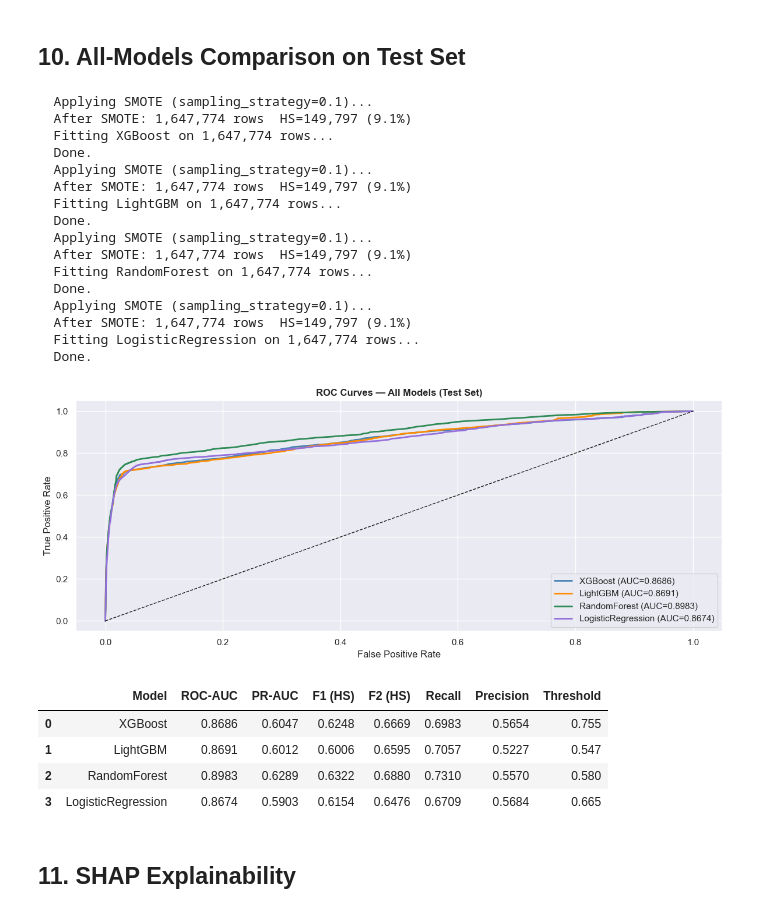
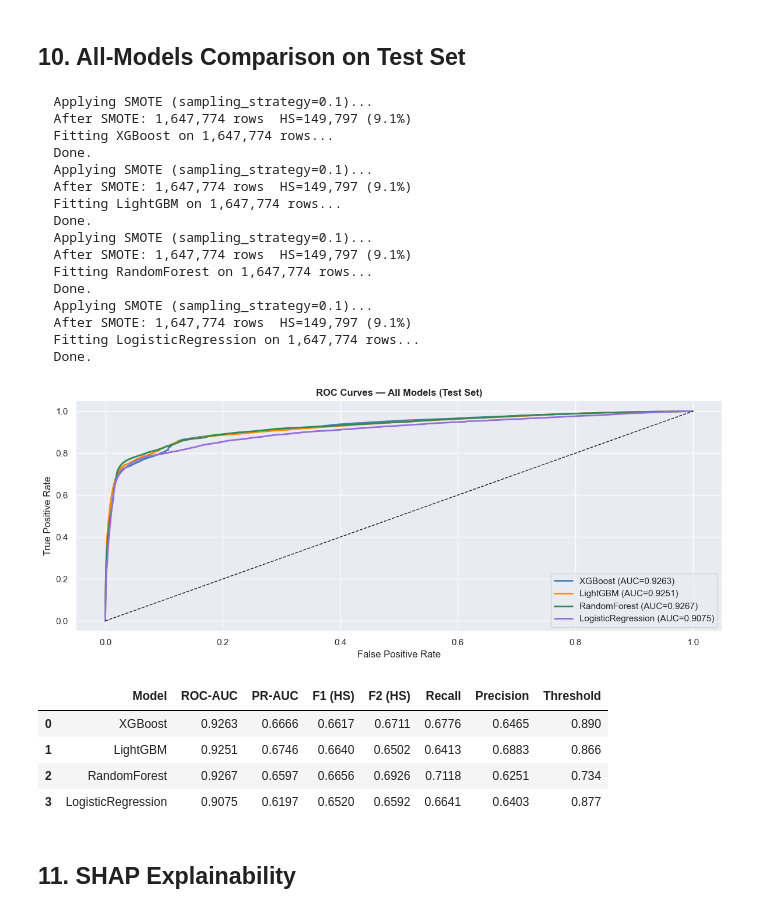
Before and after one commit to Moundher-YZ/Huawei_Down_Alarms_RCA_and_Prediction, a Jupyter notebook: notebooks/04_prediction.ipynb, the cells around one changed output. Drawn from its saved outputs; the diff is of its cells as text; code cells hidden in the pictures.

```diff
--- a/notebooks/04_prediction.ipynb
+++ b/notebooks/04_prediction.ipynb
@@ -186,6 +208,11 @@ Top precursors: ['SCTP Link Fault', 'Adjacent Node IP Address Ping Failure', 'UM
 > No static alarm/site rate statistics — those leak the label.
 # %%
 X, y = prepare_X_y(df, rolling_feat)
+
+X['burst_ratio_5_60']   = X['n_total_5m']  / X['n_total_60m'].clip(lower=1)
+X['burst_ratio_5_1440'] = X['n_total_5m']  / X['n_total_1440m'].clip(lower=1)
+X['hs_burst_5_60']      = X['n_hs_5m']     / X['n_hs_60m'].clip(lower=1)
+X['hs_burst_60_1440']   = X['n_hs_60m']    / X['n_hs_1440m'].clip(lower=1)
 
 n         = len(X)
 train_end = int(n * 0.70)
@@ -444,7 +490,7 @@ for model_name_i, color in zip(get_models().keys(), colors):
     m_i      = train_final_model(X_train, y_train, model_name=model_name_i,
                                  scale_pos_weight=scale_pos_weight, use_smote=True)
     val_p_i  = m_i.predict_proba(X_val.values.astype('float32'))[:, 1]
-    thr_i, _ = tune_threshold(y_val, val_p_i, beta=2.0)
+    thr_i, _ = tune_threshold(y_val, val_p_i, beta=1)
     met_i    = evaluate_model(m_i, X_test, y_test,
                               threshold=thr_i, model_name=model_name_i)
     met_i.pop('proba')
@@ -465,39 +511,39 @@ for model_name_i, color in zip(get_models().keys(), colors):
     ax.plot(fpr_i, tpr_i, lw=2, color=color,
             label=f"{model_name_i} (AUC={met_i['roc_auc']:.4f})")
 
 ax.plot([0,1],[0,1],'k--',lw=1)
 ax.set_xlabel('False Positive Rate')
 ax.set_ylabel('True Positive Rate')
 ax.set_title('ROC Curves — All Models (Test Set)', fontweight='bold')
 ax.legend(loc='lower right')
 plt.tight_layout()
 plt.savefig(FIGURES_DIR + 'pred_roc_all_models.png', dpi=150)
 plt.show()
 
 pd.DataFrame(comparison_rows)
 # %% [output]
   Applying SMOTE (sampling_strategy=0.1)...
   After SMOTE: 1,647,774 rows  HS=149,797 (9.1%)
   Fitting XGBoost on 1,647,774 rows...
   Done.
   Applying SMOTE (sampling_strategy=0.1)...
   After SMOTE: 1,647,774 rows  HS=149,797 (9.1%)
   Fitting LightGBM on 1,647,774 rows...
   Done.
   Applying SMOTE (sampling_strategy=0.1)...
   After SMOTE: 1,647,774 rows  HS=149,797 (9.1%)
   Fitting RandomForest on 1,647,774 rows...
   Done.
   Applying SMOTE (sampling_strategy=0.1)...
   After SMOTE: 1,647,774 rows  HS=149,797 (9.1%)
   Fitting LogisticRegression on 1,647,774 rows...
   Done.
-[figure, old version]
+[figure, new version]
 |  | Model | ROC-AUC | PR-AUC | F1 (HS) | F2 (HS) | Recall | Precision | Threshold |
-| 0 | XGBoost | 0.8686 | 0.6047 | 0.6248 | 0.6669 | 0.6983 | 0.5654 | 0.755 |
-| 1 | LightGBM | 0.8691 | 0.6012 | 0.6006 | 0.6595 | 0.7057 | 0.5227 | 0.547 |
-| 2 | RandomForest | 0.8983 | 0.6289 | 0.6322 | 0.6880 | 0.7310 | 0.5570 | 0.580 |
-| 3 | LogisticRegression | 0.8674 | 0.5903 | 0.6154 | 0.6476 | 0.6709 | 0.5684 | 0.665 |
+| 0 | XGBoost | 0.9263 | 0.6666 | 0.6617 | 0.6711 | 0.6776 | 0.6465 | 0.890 |
+| 1 | LightGBM | 0.9251 | 0.6746 | 0.6640 | 0.6502 | 0.6413 | 0.6883 | 0.866 |
+| 2 | RandomForest | 0.9267 | 0.6597 | 0.6656 | 0.6926 | 0.7118 | 0.6251 | 0.734 |
+| 3 | LogisticRegression | 0.9075 | 0.6197 | 0.6520 | 0.6592 | 0.6641 | 0.6403 | 0.877 |
 # %% [markdown]
 ## 11. SHAP Explainability
 # %%
```
Also changed, not shown: parts of 20 cells of this notebook, 21 other files.
